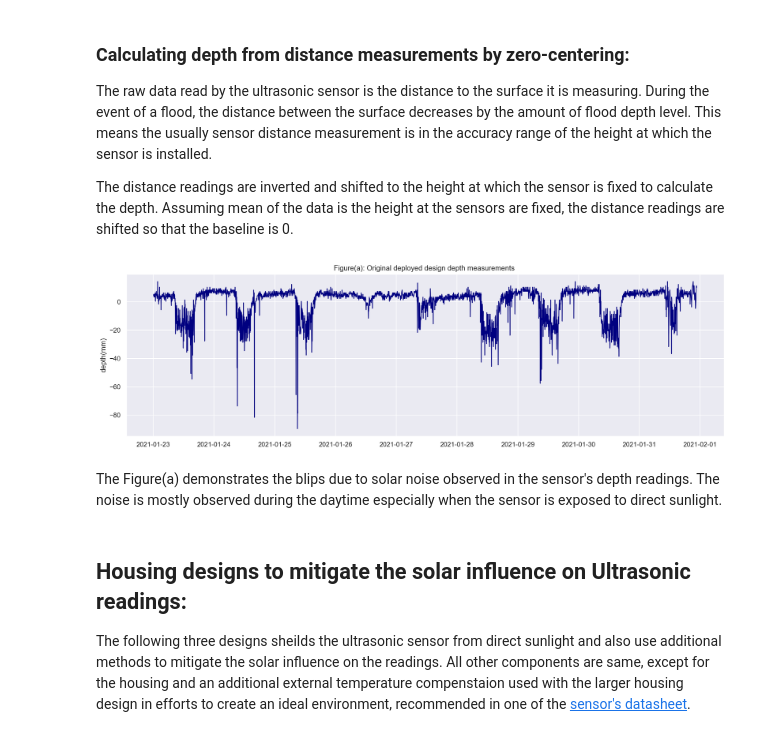
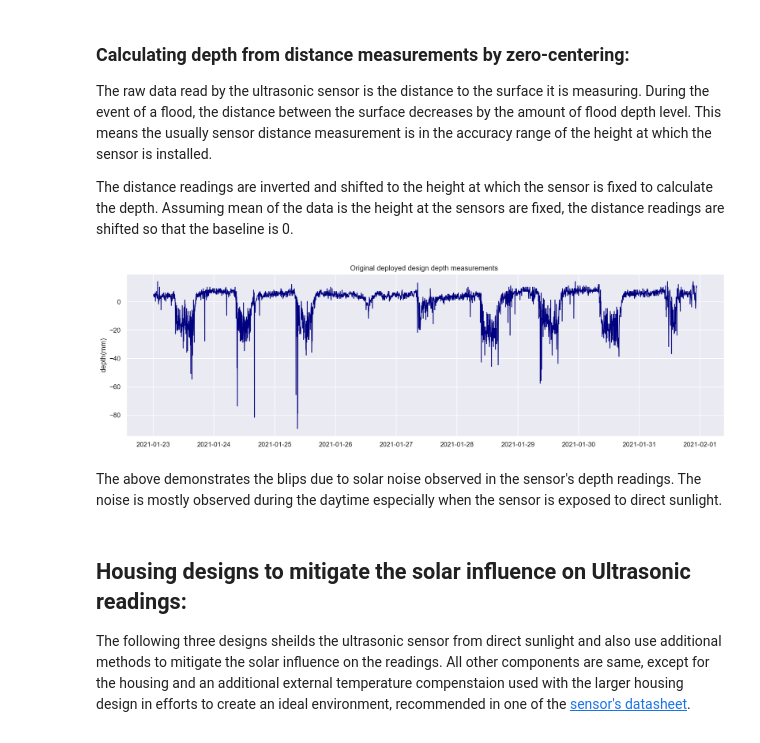
Before and after one commit to floodsense/housing_experiments, a Jupyter notebook: FloodSense_sensor_design_analysis.ipynb, the cells around one changed output. Cells and saved outputs as stored; diff of their text form; code cells hidden in the pictures.

```diff
--- a/FloodSense_sensor_design_analysis.ipynb
+++ b/FloodSense_sensor_design_analysis.ipynb
@@ -64,24 +64,24 @@ The raw data read by the ultrasonic sensor is the distance to the surface it is
 
 The distance readings are inverted and shifted to the height at which the sensor is fixed to calculate the depth. Assuming mean of the data is the height at the sensors are fixed, the distance readings are shifted so that the baseline is 0.
 # %%
-df["original_distance"] = df["original_distance"].apply(lambda x:((-1)*x + df["original_distance"].mean()))
+df_original["original_distance"] = df_original["original_distance"].apply(lambda x:((-1)*x + df_original["original_distance"].mean()))
 df["large_distance"] = df["large_distance"].apply(lambda x:((-1)*x + df["large_distance"].mean()))
 df["louvered_distance"] = df["louvered_distance"].apply(lambda x:((-1)*x + df["louvered_distance"].mean()))
 df["inside_distance"] = df["inside_distance"].apply(lambda x:((-1)*x + df["inside_distance"].mean()))
-
-df = df.rename(columns={"original_distance": "original depth", "large_distance": "large depth", "louvered_distance": "louvered depth","inside_distance": "inside depth"})
+df_original = df_original.rename(columns={"original_distance": "original depth"})
+df = df.rename(columns={"large_distance": "large depth", "louvered_distance": "louvered depth","inside_distance": "inside depth"})
 # %%
 fig, (ax1) = plt.subplots(1,1)
 fig.set_size_inches(18, 5.00)
 start, end = '2021-01-22', '2021-01-31'
-ax1.plot(df.loc[start:end, 'original depth'].dropna(), linestyle='-', linewidth=1.2, color='navy')
-ax1.set_title('Figure(a): Original deployed design depth measurements ')
+ax1.plot(df_original.loc[start:end, 'original depth'].dropna(), linestyle='-', linewidth=1.2, color='navy')
+ax1.set_title('Original deployed design depth measurements ')
 ax1.set_ylabel('depth(mm)')
 plt.show()
 # %% [output]
-[figure, old version]
+[figure, new version]
 # %% [markdown]
-The Figure(a) demonstrates the blips due to solar noise observed in the sensor's depth readings. The noise is mostly observed during the daytime especially when the sensor is exposed to direct sunlight.
+The above demonstrates the blips due to solar noise observed in the sensor's depth readings. The noise is mostly observed during the daytime especially when the sensor is exposed to direct sunlight.
 # %% [markdown]
 ## Housing designs to mitigate the solar influence on Ultrasonic readings:
 
```
Also changed, not shown: parts of 3 cells of this notebook.
